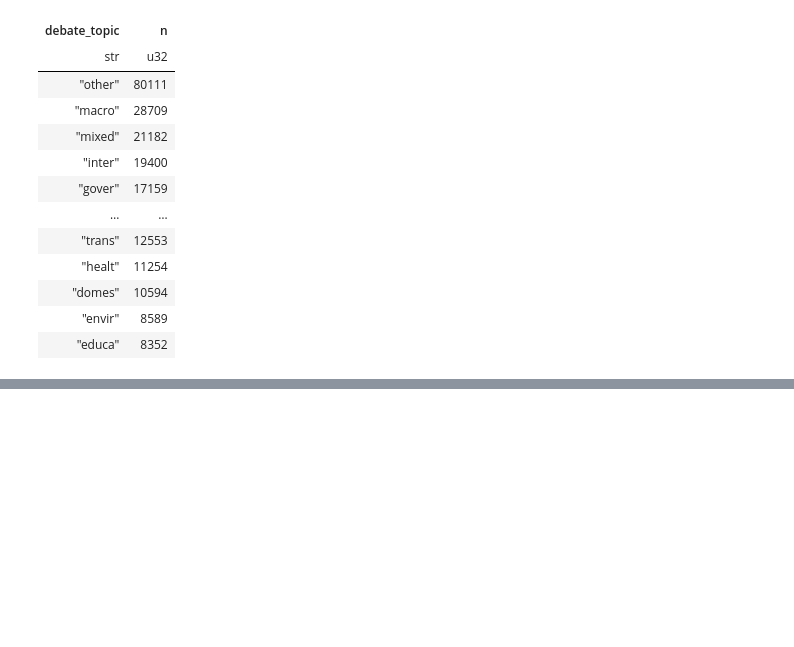
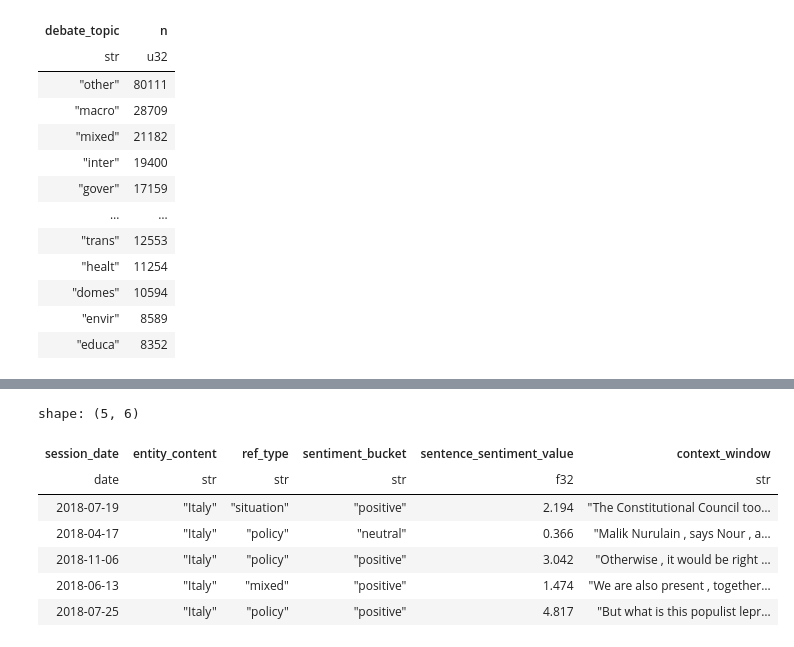
Before and after one commit to yavlenieraket/parliments_migration, a Jupyter notebook: src/migration-experiments21/parlaments-beyond-borders/notebooks/01_fra_2018_pilot.ipynb, the cells around one changed output, grey strips where cells are left out. Saved outputs shown, nothing was run; the diff lists cells and outputs as text; code cells hidden in the pictures; blank space fills up the shorter version.

```diff
--- a/src/migration-experiments21/parlaments-beyond-borders/notebooks/01_fra_2018_pilot.ipynb
+++ b/src/migration-experiments21/parlaments-beyond-borders/notebooks/01_fra_2018_pilot.ipynb
@@ -154,0 +155,11 @@ shape: (5, 6)
+# %%
+inspect.show_sample_contexts(annotated, country="Italy", n_samples=5)
+# %% [output]
+shape: (5, 6)
+| session_date | entity_content | ref_type | sentiment_bucket | sentence_sentiment_value | context_window |
+| date | str | str | str | f32 | str |
+| 2018-07-19 | "Italy" | "situation" | "positive" | 2.194 | "The Constitutional Council too… |
+| 2018-04-17 | "Italy" | "policy" | "neutral" | 0.366 | "Malik Nurulain , says Nour , a… |
+| 2018-11-06 | "Italy" | "policy" | "positive" | 3.042 | "Otherwise , it would be right … |
+| 2018-06-13 | "Italy" | "mixed" | "positive" | 1.474 | "We are also present , together… |
+| 2018-07-25 | "Italy" | "policy" | "positive" | 4.817 | "But what is this populist lepr… |
```
Also changed, not shown: parts of 9 cells of this notebook, 4 other files.
